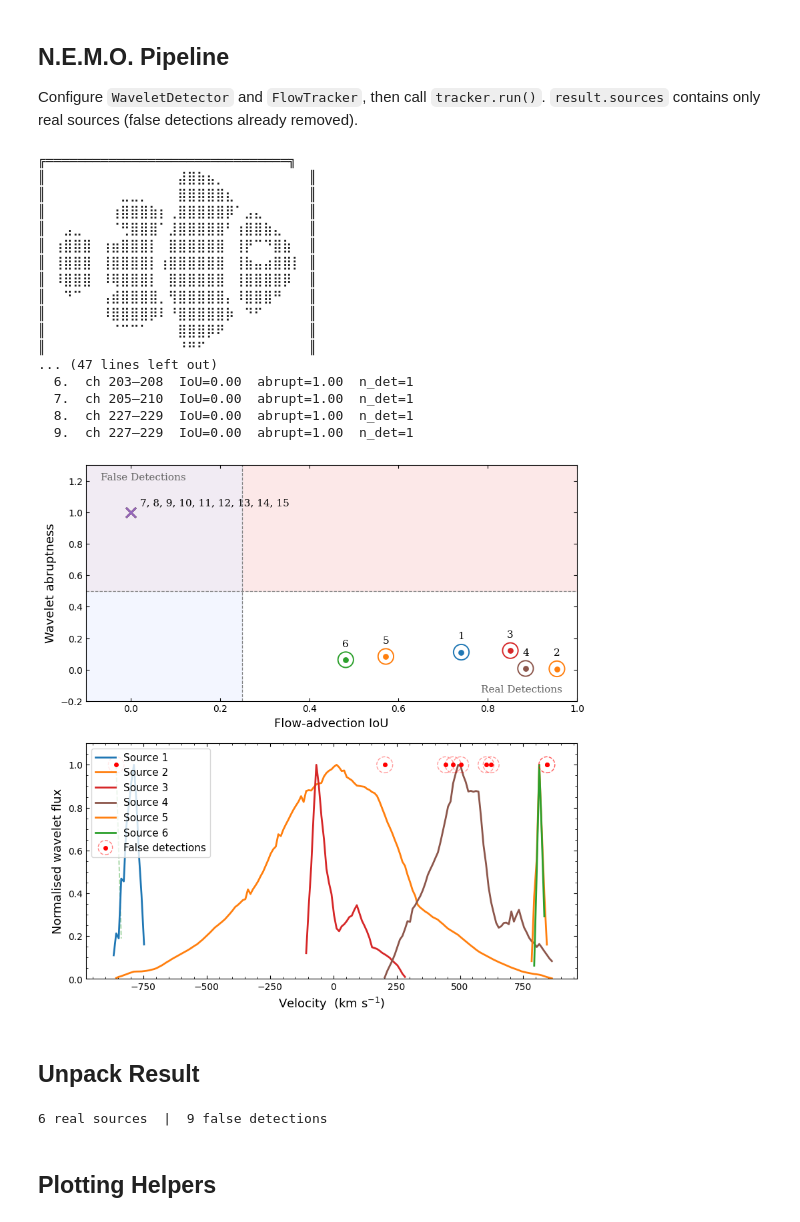
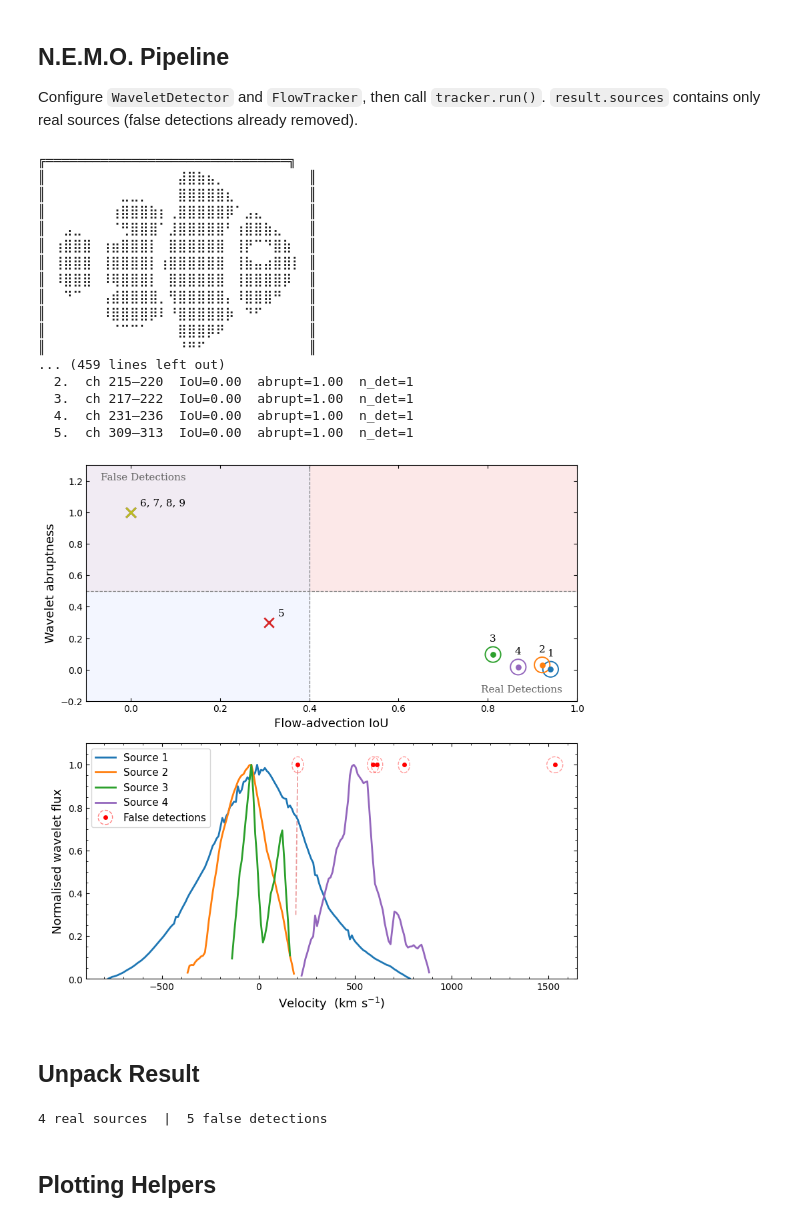
Before and after one commit to arnablahiry/NEMO-Source-Tracker, a Jupyter notebook: notebooks/w2246_ALMA.ipynb, the cells around one changed output. Saved outputs shown, nothing was run; the diff lists cells and outputs as text; code cells hidden in the pictures.

```diff
--- a/notebooks/w2246_ALMA.ipynb
+++ b/notebooks/w2246_ALMA.ipynb
@@ -35,7 +35,7 @@ Load the W2246-0526 [C II] 158 µm ALMA cube and select active channels.
 USE_DENOISED = True
 
 _RAW_FITS      = '/Users/arnablahiry/repos/IFU-Source-ID/data/observed_cubes/CROPPED_ONLY_SPATIAL_W2246_CII_314.fits'
-_DENOISED_FITS = '/Users/arnablahiry/repos/IFU-Source-ID/data/observed_cubes/CROPPED_ONLY_SPATIAL_W2246_CII_314_denoised_ist.fits'
+_DENOISED_FITS = '/Users/arnablahiry/repos/IFU-Source-ID/data/observed_cubes/w2246_314_denoised_ist.fits'
 _CUBE_PATH     = _DENOISED_FITS if USE_DENOISED else _RAW_FITS
 _label         = 'IST-denoised' if USE_DENOISED else 'raw noisy'
 
@@ -60,7 +60,7 @@ channel_list = list(range(max(0, channel_list[0] - 10),
 print(f'Active channels     : {len(channel_list)}')
 
 # Detection floor
-thresh_frac  = 0.005
+thresh_frac  = 0.008
 W2246_THRESH = thresh_frac * float(cube.max())
 print(f'Detection floor     : {W2246_THRESH:.3e}  ({thresh_frac} x cube.max())')
 
@@ -99,45 +99,45 @@ Set OBSGEO-H to     5053.796 from OBSGEO-[XYZ]'. [astropy.wcs.wcs]
 Configure `WaveletDetector` and `FlowTracker`, then call `tracker.run()`. `result.sources` contains only real sources (false detections already removed).
 # %%
 detector = WaveletDetector(
-    scales=6, k_sigma=5.0, use_scale=4, min_area=10,
+    scales=6, k_sigma=5.0, use_scale=4, min_area=5,
     thresh=W2246_THRESH, use_mean_map_sigma=True,
 )
 
 tracker = FlowTracker(
     detector=detector,
     min_match_overlap=5,
     max_gap_channels=5,
     min_displacement=3.0,
-    wav_abrupt_thresh=0.5, flow_iou_thresh=0.25,
+    wav_abrupt_thresh=0.5, flow_iou_thresh=0.4,
 )
 
 result = tracker.run(
     cube,
     channel_list=channel_list,
     vel_array=vel_array,
     results_dir=_RESULTS_DIR,
     plot=True,
     verbose=True,
 )
 # %% [output]
 ╔═══════════════════════════════╗
 ║ ⠀⠀⠀⠀⠀⠀⠀⠀⠀⠀⠀⠀⠀⣼⣿⣷⣦⡀⠀⠀⠀⠀⠀⠀⠀⠀ ║
 ║ ⠀⠀⠀⠀⠀⠀⠀⣀⣀⡀⠀⠀⠀⣿⣿⣿⣿⣿⣆⠀⠀⠀⠀⠀⠀⠀ ║
 ║ ⠀⠀⠀⠀⠀⠀⢰⣿⣿⣿⣷⡆⢀⣿⣿⣿⣿⣿⡿⠁⣠⣄⠀⠀⠀⠀ ║
 ║ ⠀⣠⣀⠀⠀⠀⠈⢛⣿⣿⣿⠁⣸⣿⣿⣿⣿⣿⠃⢰⣿⣿⣷⣄⠀⠀ ║
 ║ ⢰⣿⣿⣿⠀⢰⣶⣿⣿⣿⡇⠀⣿⣿⣿⣿⣿⣿⠀⢸⡟⠉⠙⣿⣷⠀ ║
 ║ ⢸⣿⣿⣿⠀⢸⣿⣿⣿⣿⡇⢰⣿⣿⣿⣿⣿⣿⠀⢸⣷⣤⣴⣿⣿⡇ ║
 ║ ⠸⣿⣿⣿⠀⠸⢿⣿⣿⣿⡇⠀⣿⣿⣿⣿⣿⣿⠀⢸⣿⣿⣿⣿⡿⠀ ║
 ║ ⠀⠙⠉⠀⠀⢠⣾⣿⣿⣿⣿⡀⢻⣿⣿⣿⣿⣿⡄⠸⣿⣿⣿⠛⠀⠀ ║
 ║ ⠀⠀⠀⠀⠀⠸⣿⣿⣿⣿⡿⠇⠘⣿⣿⣿⣿⣿⡷⠀⠙⠋⠀⠀⠀⠀ ║
 ║ ⠀⠀⠀⠀⠀⠀⠈⠉⠉⠁⠀⠀⠀⣿⣿⣿⡿⠟⠀⠀⠀⠀⠀⠀⠀⠀ ║
 ║ ⠀⠀⠀⠀⠀⠀⠀⠀⠀⠀⠀⠀⠀⠘⠛⠋⠀⠀⠀⠀⠀⠀⠀⠀⠀⠀ ║
-... (47 lines left out)
-  6.  ch 203–208  IoU=0.00  abrupt=1.00  n_det=1
-  7.  ch 205–210  IoU=0.00  abrupt=1.00  n_det=1
-  8.  ch 227–229  IoU=0.00  abrupt=1.00  n_det=1
-  9.  ch 227–229  IoU=0.00  abrupt=1.00  n_det=1
+... (459 lines left out)
+  2.  ch 215–220  IoU=0.00  abrupt=1.00  n_det=1
+  3.  ch 217–222  IoU=0.00  abrupt=1.00  n_det=1
+  4.  ch 231–236  IoU=0.00  abrupt=1.00  n_det=1
+  5.  ch 309–313  IoU=0.00  abrupt=1.00  n_det=1
-[figure, old version]
+[figure, new version]
 # %% [markdown]
 ## Unpack Result
 # %%
@@ -170,7 +170,7 @@ _good_ids     = {s['id'] for s in sources}
 plt.rcParams.update(plt.rcParamsDefault)
 print(f'{len(sources)} real sources  |  {len(result.false_detections)} false detections')
 # %% [output]
-6 real sources  |  9 false detections
+4 real sources  |  5 false detections
 # %% [markdown]
 ## Plotting Helpers
 # %%
```
Also changed, not shown: parts of 3 cells of this notebook, 3 other files.
